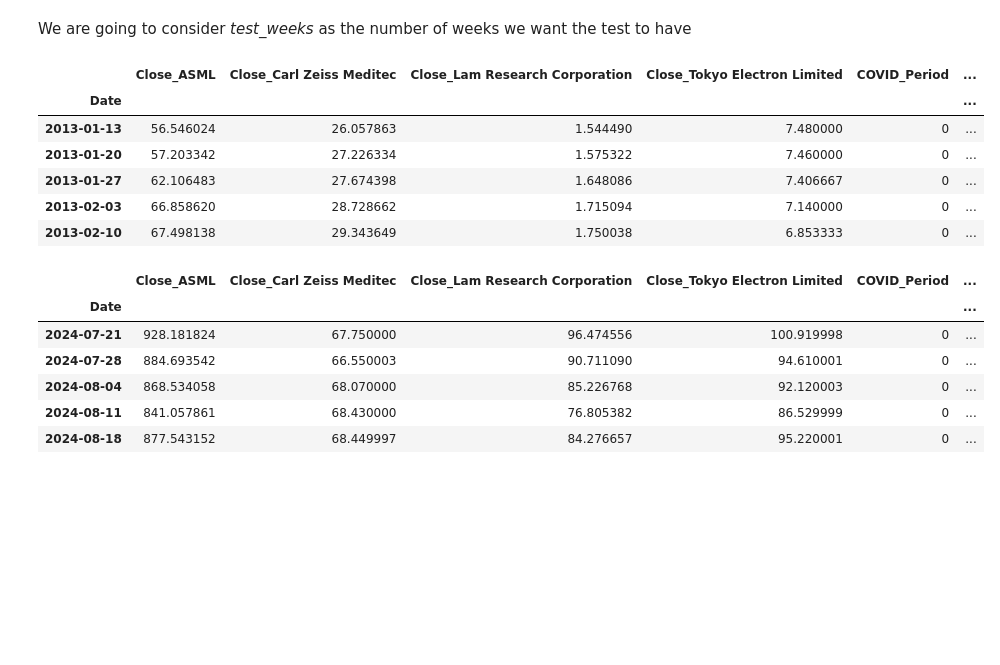
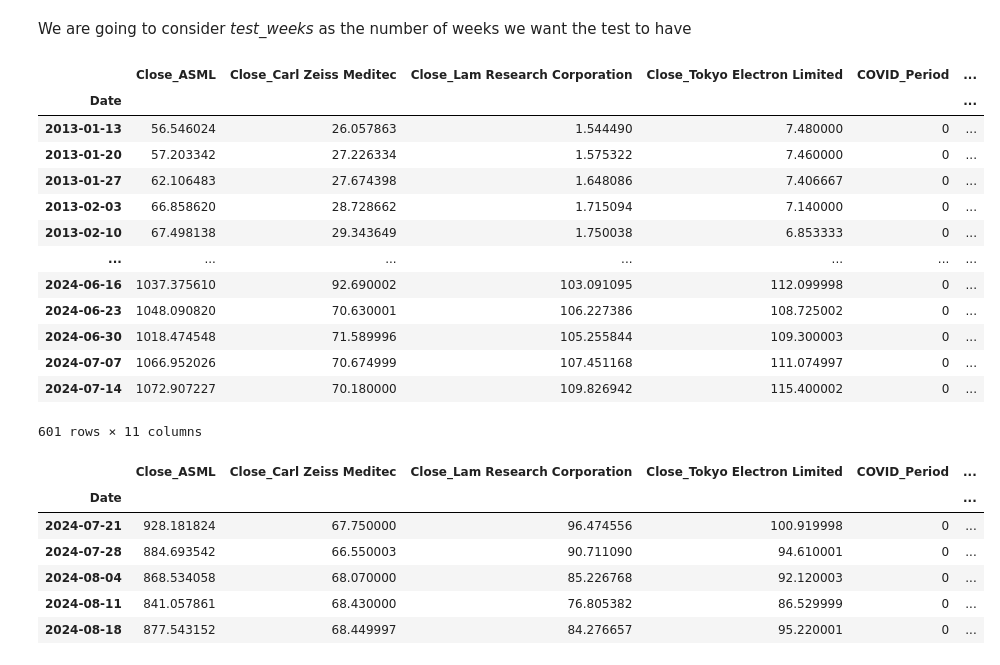
Before and after one commit to mbarriola96/stock_prices_forecasting, a Jupyter notebook: 06_model_comparison.ipynb, the cells around one changed output. Saved outputs shown, nothing was run; the diff lists cells and outputs as text; code cells hidden in the pictures; blank space fills up the shorter version.

```diff
--- a/06_model_comparison.ipynb
+++ b/06_model_comparison.ipynb
@@ -73,15 +80,22 @@ weekly_data_combination.head()
 We are going to consider *test_weeks* as the number of weeks we want the test to have
 # %%
 train_data = weekly_data_combination[:-test_weeks]
-train_data.head()
+train_data
 # %% [output]
 |  | Close_ASML | Close_Carl Zeiss Meditec | Close_Lam Research Corporation | Close_Tokyo Electron Limited | COVID_Period | ... |
 | Date |  |  |  |  |  | ... |
 | 2013-01-13 | 56.546024 | 26.057863 | 1.544490 | 7.480000 | 0 | ... |
 | 2013-01-20 | 57.203342 | 27.226334 | 1.575322 | 7.460000 | 0 | ... |
 | 2013-01-27 | 62.106483 | 27.674398 | 1.648086 | 7.406667 | 0 | ... |
 | 2013-02-03 | 66.858620 | 28.728662 | 1.715094 | 7.140000 | 0 | ... |
 | 2013-02-10 | 67.498138 | 29.343649 | 1.750038 | 6.853333 | 0 | ... |
+| ... | ... | ... | ... | ... | ... | ... |
+| 2024-06-16 | 1037.375610 | 92.690002 | 103.091095 | 112.099998 | 0 | ... |
+| 2024-06-23 | 1048.090820 | 70.630001 | 106.227386 | 108.725002 | 0 | ... |
+| 2024-06-30 | 1018.474548 | 71.589996 | 105.255844 | 109.300003 | 0 | ... |
+| 2024-07-07 | 1066.952026 | 70.674999 | 107.451168 | 111.074997 | 0 | ... |
+| 2024-07-14 | 1072.907227 | 70.180000 | 109.826942 | 115.400002 | 0 | ... |
+601 rows × 11 columns
 # %%
 test_data = weekly_data_combination[-test_weeks:]
 test_data.head()
```
Also changed, not shown: parts of 7 cells of this notebook, 1 other file.
